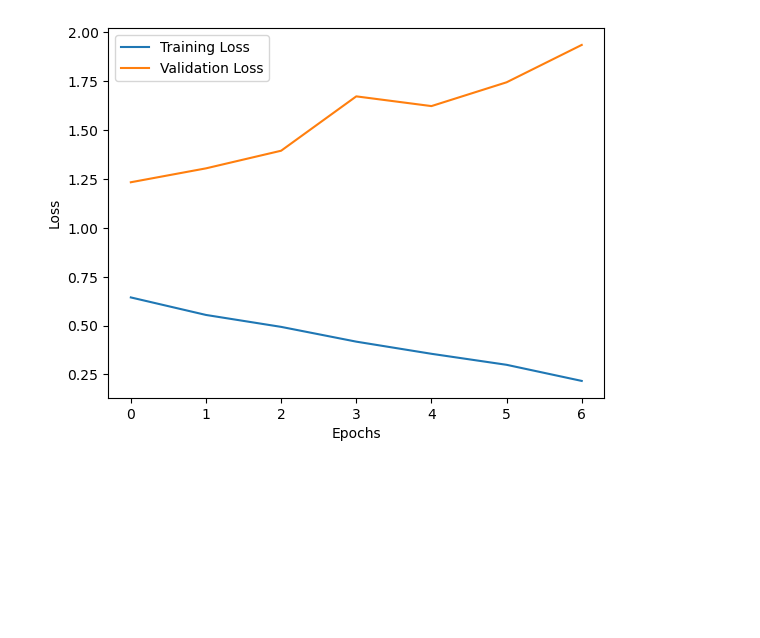
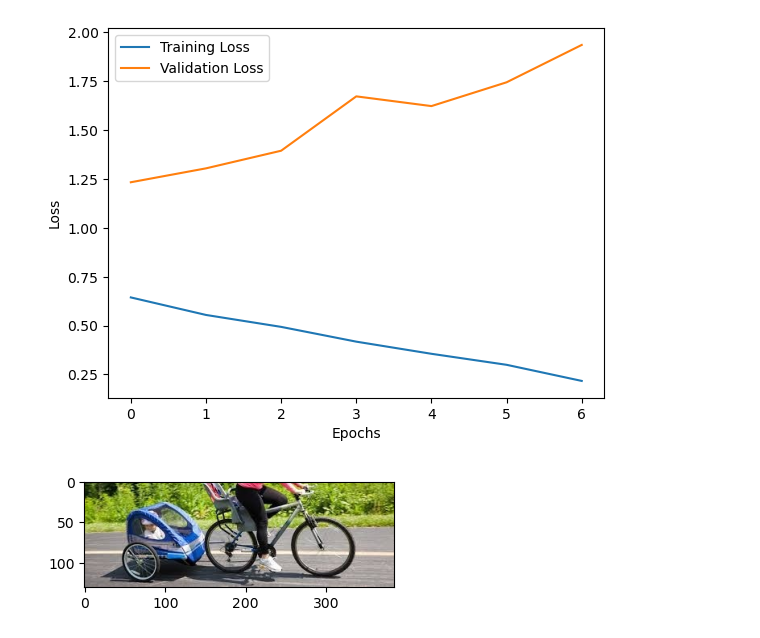
Before and after one commit to SamAdebisi/Computer-Vision-using-PyTorch, a Jupyter notebook: models/LeNet.ipynb, the cells around one changed output. Drawn from its saved outputs; the diff is of its cells as text; code cells hidden in the pictures; blank space fills up the shorter version.

```diff
--- a/models/LeNet.ipynb
+++ b/models/LeNet.ipynb
@@ -268,3 +268,26 @@ plt.legend()
 plt.show()
 # %% [output]
 [figure]
+# %%
+# for idx, row in df_test.sample(10).iterrows():
+
+#img_path = os.path.join(test_root_dir, row['filename'])
+image_true = Image.open(img_path)  # Open the image file
+
+# Transform the image and add a batch dimension
+image = transform(image_true).unsqueeze(0).to(device)
+
+# Pass the image through the model without computing gradients
+with torch.no_grad():
+    output = model(image)
+
+# Get the predicted class label by finding the maximum in the output tensor
+predicted_class = torch.argmax(output).item()
+
+# Plot the image along with the predicted class label
+plt.figure(figsize=(4, 4))
+plt.imshow(image_true)
+# plt.title(f'Prediction: {output_label_map[predicted_class]}')  # Display the predicted label
+plt.show()
+# %% [output]
+[figure, added]
```
